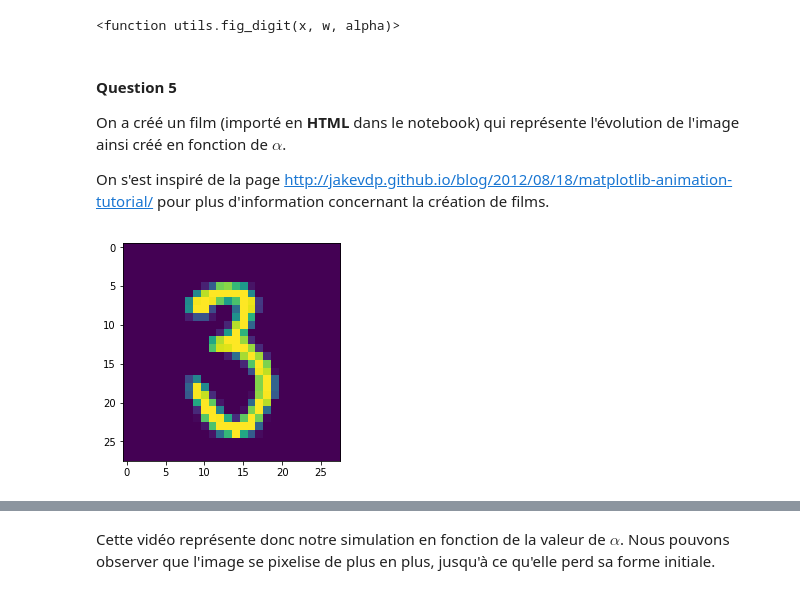
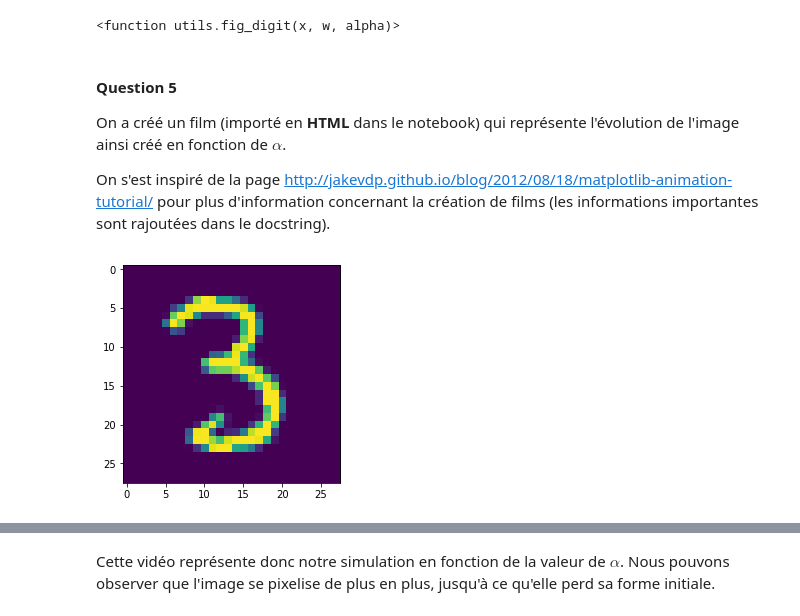
Before and after one commit to Elpysum/Projet-Dev-Log, a Jupyter notebook: Jupyter Notebook/notebook_tp_Anas_Luana.ipynb, the cells around one changed output, grey strips where cells are left out. Drawn from its saved outputs; the diff is of its cells as text; code cells hidden in the pictures.

```diff
--- a/Jupyter Notebook/notebook_tp_Anas_Luana.ipynb
+++ b/Jupyter Notebook/notebook_tp_Anas_Luana.ipynb
@@ -370,53 +374,52 @@ interactive(children=(FloatSlider(value=50.0, description='alpha'), Output()), _
 #### Question 5
 On a créé un film (importé en **HTML** dans le notebook) qui représente l'évolution de l'image ainsi créé en fonction de $\alpha$.
 
-On s'est inspiré de la page http://jakevdp.github.io/blog/2012/08/18/matplotlib-animation-tutorial/ pour plus d'information concernant la création de films.
+On s'est inspiré de la page http://jakevdp.github.io/blog/2012/08/18/matplotlib-animation-tutorial/ pour plus d'information concernant la création de films (les informations importantes sont rajoutées dans le docstring).
 # %%
 """
-Matplotlib Animation Example
-
 author: Jake Vanderplas
 email: vanderplas@astro.washington.edu
 website: http://jakevdp.github.com
 license: BSD
-Please feel free to use and modify this, but keep the above information. Thanks!
 """
 
 import numpy as np
 from matplotlib import pyplot as plt
 from matplotlib import animation
 from random import randint
 from utils import reglog
 
 
 w = logreg.coef_
 x = X_37[randint(0, len(X_37) - 1)]
 
-# figure
+# Figure
 fig = plt.figure()
 
-#Initialisation
+# Initialisation
 image = plt.imshow(x.reshape(28,28), animated = True)
 
-# Fonction d'animation, elle est appelé séquentiellement en changeant le alpha.
+# Fonction d'animation, elle est appelée séquentiellement en changeant le alpha.
 def animate(alpha):
 
     x_mod = reglog(x, w.T, alpha)
     image.set_array(x_mod)
 
     return image
 
-# Retourne l'animation.  blit=True pour ne mettre à jour que les parties qui change.
+# Retourne l'animation.
+# blit=True pour ne mettre à jour que les parties qui changent.
 anim = animation.FuncAnimation(fig, animate, frames = 200, interval = 0.1, blit = False)
 
 
-# Stock l'animation en extension mp4.  Nécessite ffmpeg ou mencoder
+# Stocke l'animation en extension mp4.
+# Nécessite ffmpeg ou mencoder
 # Pour plus d'informations : http://matplotlib.sourceforge.net/api/animation_api.html
 anim.save('animation.mp4', writer = "ffmpeg", fps=30, extra_args=['-vcodec', 'libx264'])
 
 plt.show()
 # %% [output]
-[figure, old version]
+[figure, new version]
 # %%
 from IPython.display import HTML
 
```
Also changed, not shown: parts of 10 cells of this notebook.
